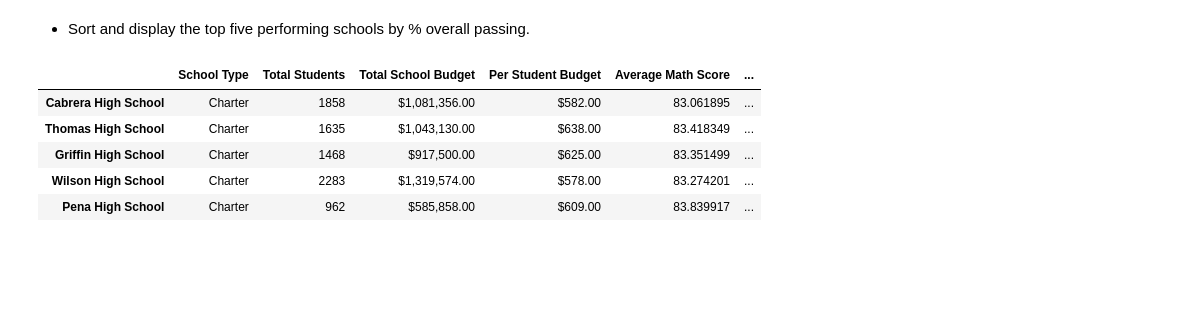
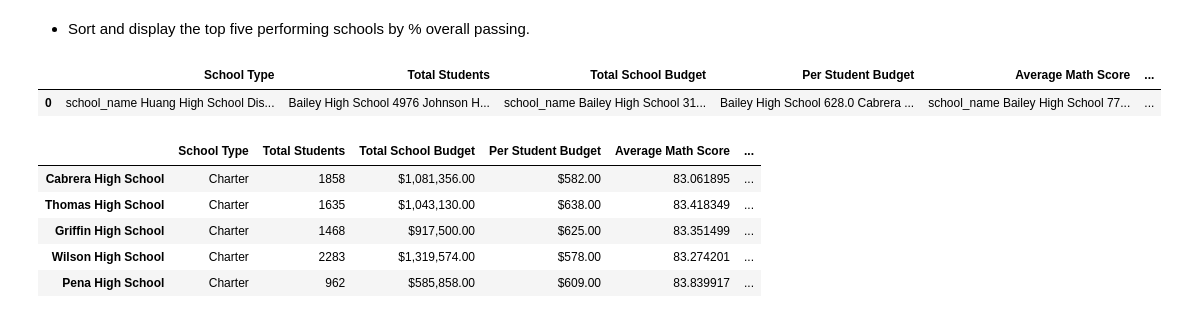
Before and after one commit to Lorifraun/Pandas-challenge, a Jupyter notebook: PyCitySchools/PyCitySchools_lf.ipynb, the cells around one changed output. Saved outputs shown, nothing was run; the diff lists cells and outputs as text; code cells hidden in the pictures; blank space fills up the shorter version.

```diff
--- a/PyCitySchools/PyCitySchools_lf.ipynb
+++ b/PyCitySchools/PyCitySchools_lf.ipynb
@@ -175,3 +175,0 @@ school_type_df.head()
-# %%
-school_type = school_type_df.loc(: ,["school_name","type"])
-school_type
@@ -207,6 +250,6 @@ Holden High School        427
 Name: school_name, dtype: int64
 # %%
 #total school budget
-budget_per_school = school_data_complete_df(["school_name"]).mean()["budget"]
+budget_per_school = school_data_complete_df.groupby(["school_name"]).mean()["budget"]
 budget_per_school
 # %% [output]
@@ -364,6 +439,13 @@ NameError: name 'budget_per_school' is not defined
 ## Top Performing Schools (By % Overall Passing)
 # %% [markdown]
 * Sort and display the top five performing schools by % overall passing.
+# %%
+#the top 5 performing schools by % Overall Passing
+top_performing_schools_df = schools_summary_df.sort_values(["% Overall Passing"],ascending = False)
+top_performing_schools_df.head(5)
+# %% [output]
+|  | School Type | Total Students | Total School Budget | Per Student Budget | Average Math Score | ... |
+| 0 | school_name Huang High School Dis... | Bailey High School 4976 Johnson H... | school_name Bailey High School 31... | Bailey High School 628.0 Cabrera ... | school_name Bailey High School 77... | ... |
 # %%
 # %% [output]
 |  | School Type | Total Students | Total School Budget | Per Student Budget | Average Math Score | ... |
```
Also changed, not shown: parts of 16 cells of this notebook.
